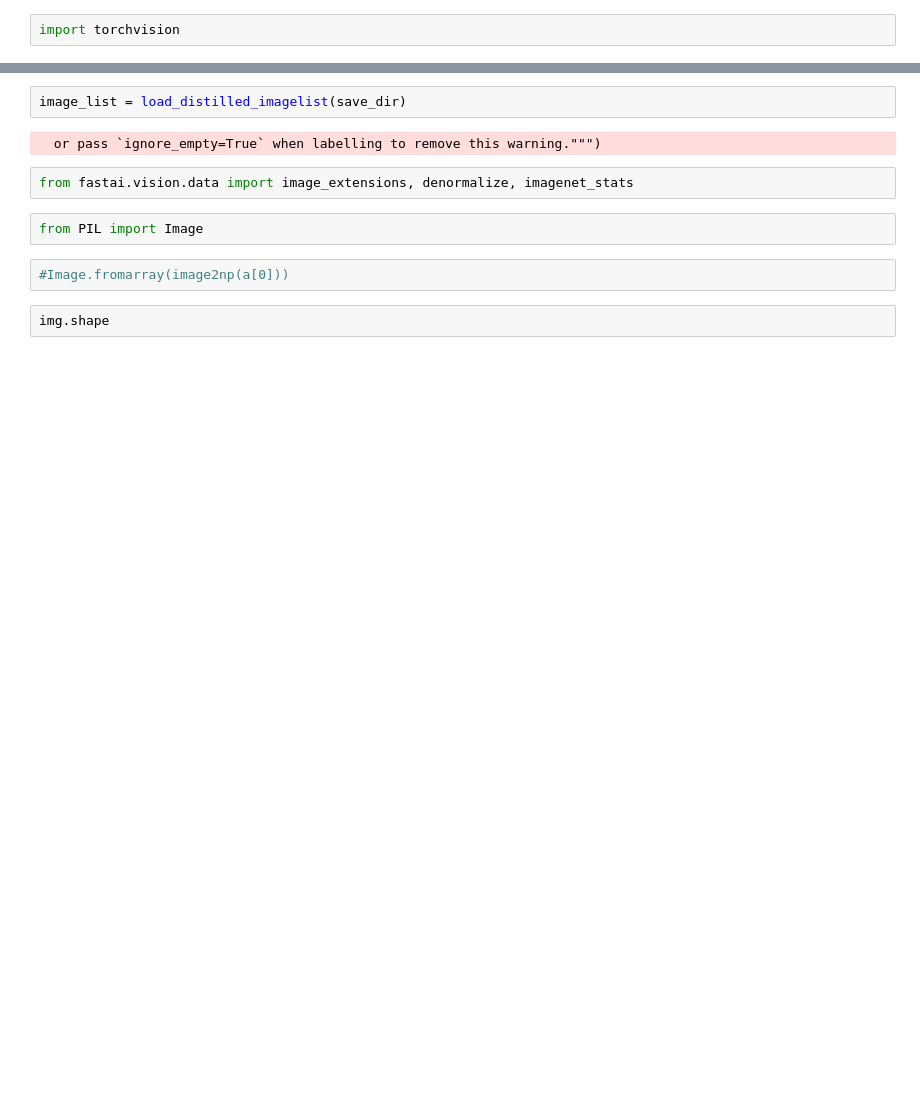
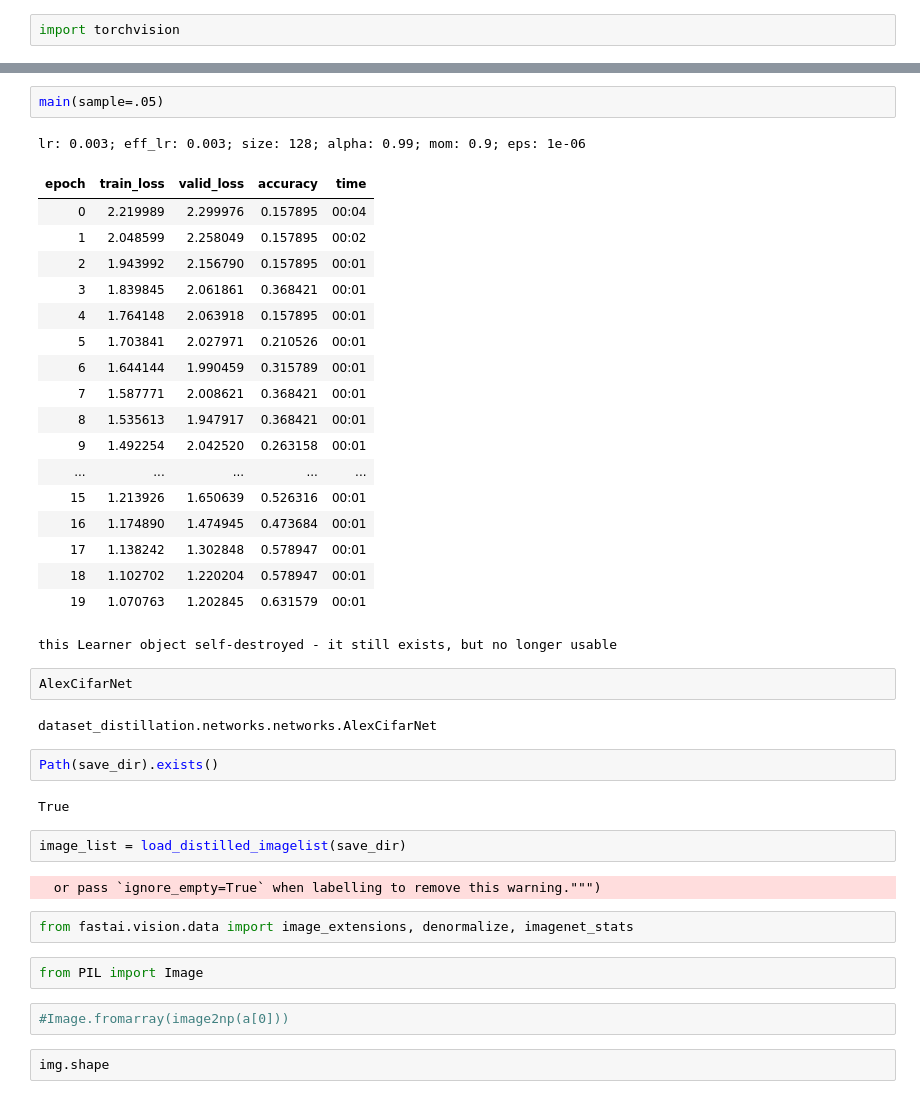
Before and after one commit to sshleifer/fastai, a Jupyter notebook: MakeImagelist.ipynb, the cells around one changed output, grey strips where cells are left out. Saved outputs shown, nothing was run; the diff lists cells and outputs as text; blank space fills up the shorter version.

```diff
--- a/MakeImagelist.ipynb
+++ b/MakeImagelist.ipynb
@@ -133,3 +174,33 @@ save_distilled_images_for_fastai(pth, save_dir, map_location='cpu')
+# %%
+main(sample=.05)
+# %% [output]
+lr: 0.003; eff_lr: 0.003; size: 128; alpha: 0.99; mom: 0.9; eps: 1e-06
+| epoch | train_loss | valid_loss | accuracy | time |
+| 0 | 2.219989 | 2.299976 | 0.157895 | 00:04 |
+| 1 | 2.048599 | 2.258049 | 0.157895 | 00:02 |
+| 2 | 1.943992 | 2.156790 | 0.157895 | 00:01 |
+| 3 | 1.839845 | 2.061861 | 0.368421 | 00:01 |
+| 4 | 1.764148 | 2.063918 | 0.157895 | 00:01 |
+| 5 | 1.703841 | 2.027971 | 0.210526 | 00:01 |
+| 6 | 1.644144 | 1.990459 | 0.315789 | 00:01 |
+| 7 | 1.587771 | 2.008621 | 0.368421 | 00:01 |
+| 8 | 1.535613 | 1.947917 | 0.368421 | 00:01 |
+| 9 | 1.492254 | 2.042520 | 0.263158 | 00:01 |
+| ... | ... | ... | ... | ... |
+| 15 | 1.213926 | 1.650639 | 0.526316 | 00:01 |
+| 16 | 1.174890 | 1.474945 | 0.473684 | 00:01 |
+| 17 | 1.138242 | 1.302848 | 0.578947 | 00:01 |
+| 18 | 1.102702 | 1.220204 | 0.578947 | 00:01 |
+| 19 | 1.070763 | 1.202845 | 0.631579 | 00:01 |
+this Learner object self-destroyed - it still exists, but no longer usable
+# %%
+AlexCifarNet
+# %% [output]
+dataset_distillation.networks.networks.AlexCifarNet
+# %%
+Path(save_dir).exists()
+# %% [output]
+True
 # %%
 image_list = load_distilled_imagelist(save_dir)
 # %% [output]
```
Also changed, not shown: parts of 14 cells of this notebook, 2 other files.
